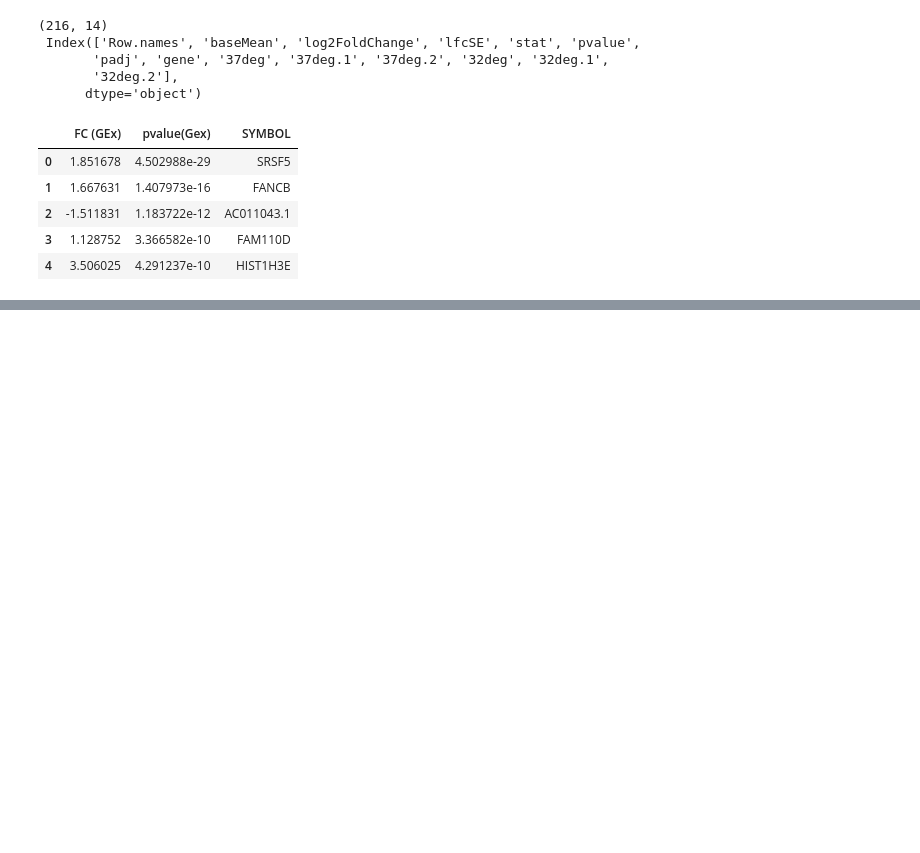
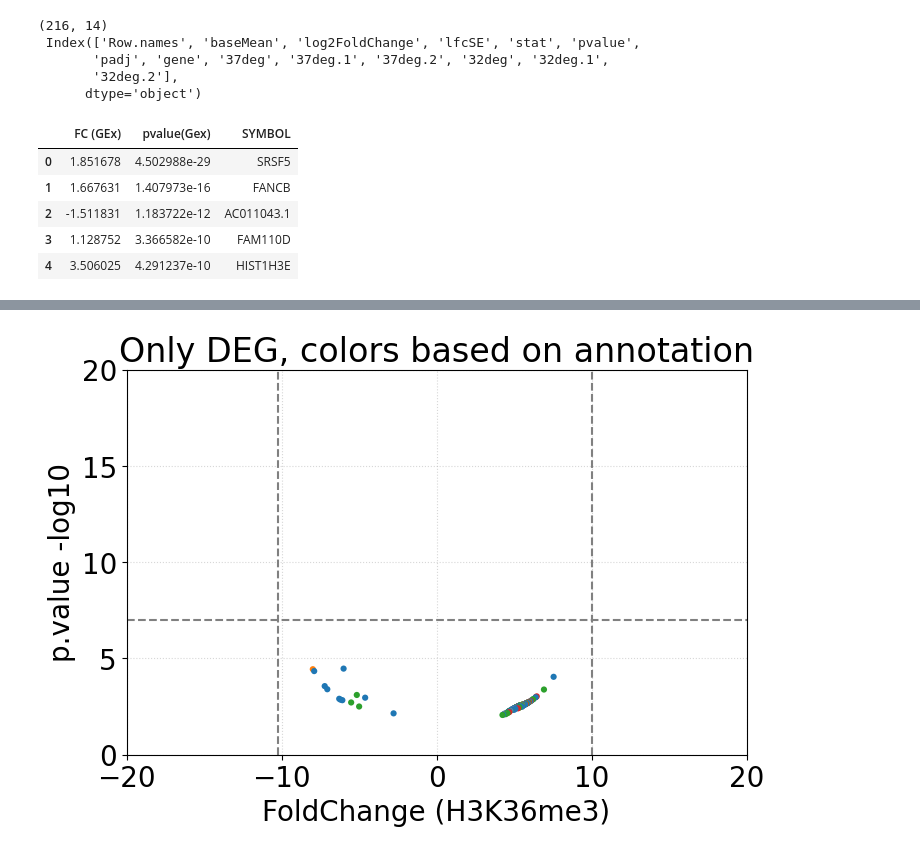
Before and after one commit to Keviosta/Temp_3.2.-.C, a Jupyter notebook: HEK293_GExp_vs_hNPC_H3K36me3_MACS3.ipynb, the cells around one changed output, grey strips where cells are left out. Saved outputs shown, nothing was run; the diff lists cells and outputs as text; code cells hidden in the pictures; blank space fills up the shorter version.

```diff
--- a/HEK293_GExp_vs_hNPC_H3K36me3_MACS3.ipynb
+++ b/HEK293_GExp_vs_hNPC_H3K36me3_MACS3.ipynb
@@ -228,0 +317,7 @@ merged_df
+# %%
+df_H3K36me3_andDEG = df_H3K36me3_andDEG.assign(Annotation = df_H3K36me3_andDEG['annotation'].apply(get_annotation_category))
+df_H3K36me3_andDEG = df_H3K36me3_andDEG[['SYMBOL', 'Fold', 'p.value', 'FDR', 'Annotation']]
+print(set(df_H3K36me3_andDEG.Annotation), '\n')
+
+df_H3K36me3_andDEG['Annotation'] = df_H3K36me3_andDEG['Annotation'].str.strip()
+df_H3K36me3_andDEG
@@ -228,0 +351,19 @@ merged_df
+# %%
+seaborn.scatterplot(data=df_H3K36me3_andDEG, x=df_H3K36me3_andDEG['Fold'],
+                    y=df_H3K36me3_andDEG['p.value'].apply(lambda x:-numpy.log10(x)),
+                    s=20, edgecolor='none', hue="Annotation", legend=False)
+
+plt.title('Only DEG, colors based on annotation')
+plt.ylim(0, 20)
+plt.xlim(-20, 20)
+plt.xlabel("FoldChange (H3K36me3)")
+plt.ylabel("p.value -log10")
+
+plt.axvline(-10.2,color="grey",linestyle="--")
+plt.axvline(10,color="grey",linestyle="--")
+plt.axhline(7,color="grey",linestyle="--")
+
+title_file = 'volcano_hNPC_H3K36me3_and_HEK293_DEG_annotation'
+plt.savefig(file_directory+'3) output/'+title_file+'.svg')
+# %% [output]
+[figure, added]
```
Also changed, not shown: parts of 45 cells of this notebook, 1 other file.
